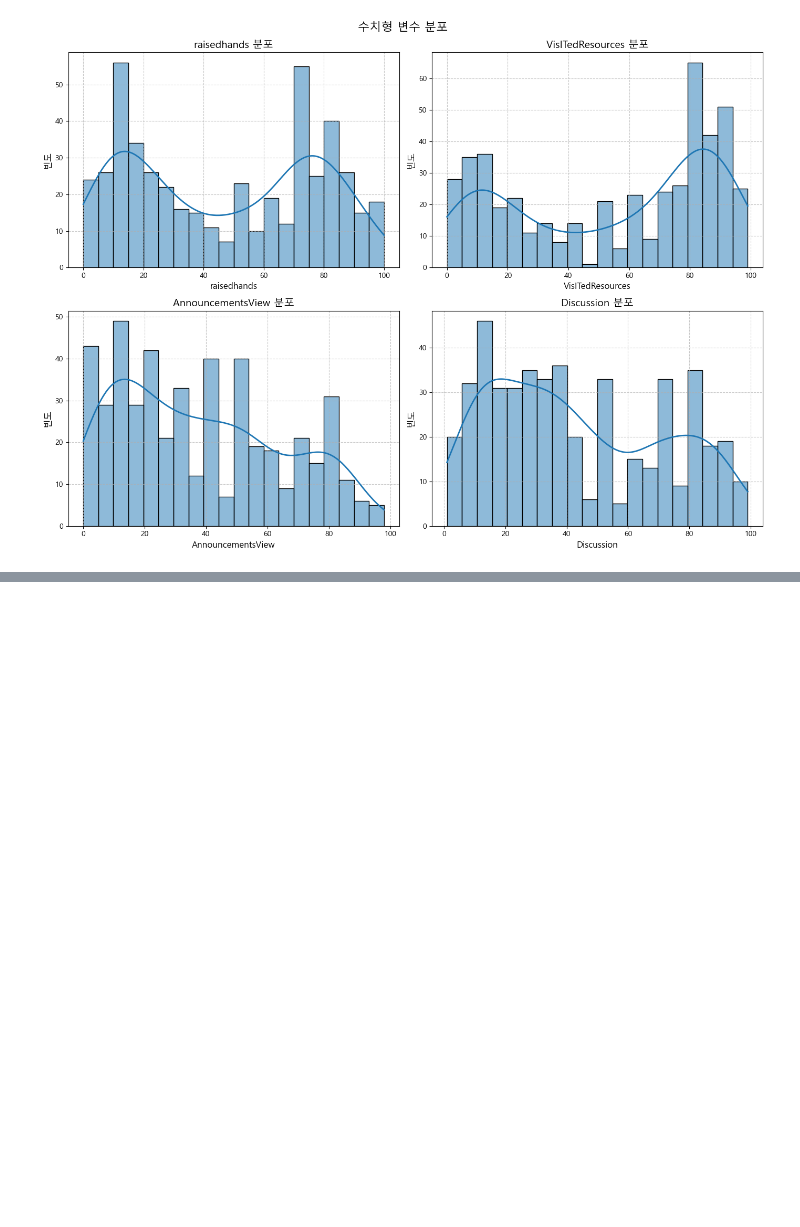
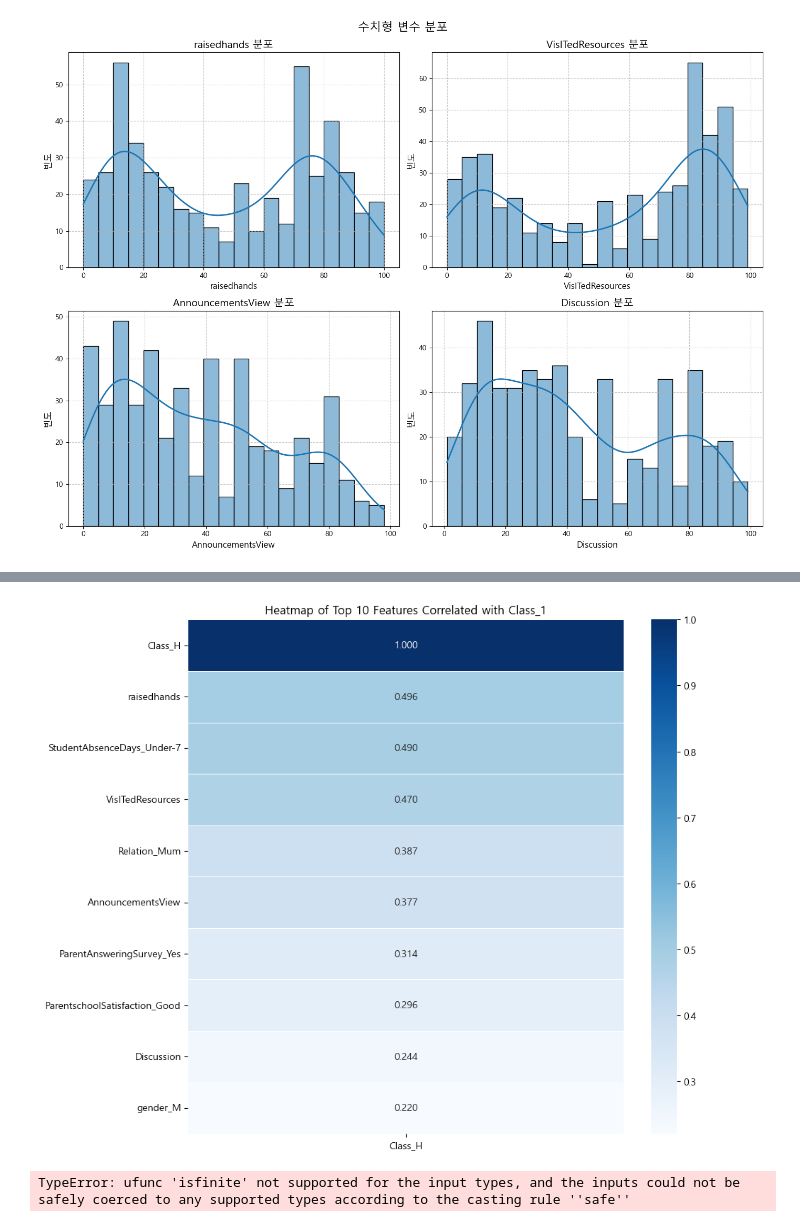
Before and after one commit to Kkaemii/SeSac_MPs, a Jupyter notebook: project_8_Mulitclass_Classification/muliclass_classification.ipynb, the cells around one changed output, grey strips where cells are left out. Saved outputs shown, nothing was run; the diff lists cells and outputs as text; code cells hidden in the pictures; blank space fills up the shorter version.

```diff
--- a/project_8_Mulitclass_Classification/muliclass_classification.ipynb
+++ b/project_8_Mulitclass_Classification/muliclass_classification.ipynb
@@ -240,0 +232,27 @@ plt.show()
+# %%
+# H 클래스와 상관관계가 0.2 이상인 특성 선택
+target_column = 'Class_H'
+target_correlations = np.abs(correlation_matrix[target_column].sort_values(ascending=False))
+selected_features = target_correlations[target_correlations >= 0.2]
+selected_features_cols= target_correlations[target_correlations >= 0.2].index.tolist()
+# %%
+# 히트맵 생성
+plt.figure(figsize=(10, 8))
+sns.heatmap(pd.DataFrame(selected_features), annot=True, cmap='Blues', linewidths=0.5, fmt='.3f')
+plt.title('Heatmap of Top 10 Features Correlated with Class_1')
+plt.tight_layout()
+plt.show()
+# %% [output]
+[figure, added]
+# %%
+from statsmodels.stats.outliers_influence import variance_inflation_factor
+
+# 11. 다중공선성 검사 (VIF)
+X_vif = df_combined[selected_features_cols]
+vif_data = pd.DataFrame()
+vif_data['Feature'] = X_vif.columns
+vif_data['VIF'] = [variance_inflation_factor(X_vif.values, i) for i in range(len(X_vif.columns))]
+print("\n다중공선성 검사 (VIF):")
+print(vif_data.sort_values('VIF', ascending=False))
+# %% [output]
+TypeError: ufunc 'isfinite' not supported for the input types, and the inputs could not be safely coerced to any supported types according to the casting rule ''safe''
```
Also changed, not shown: parts of 8 cells of this notebook.
